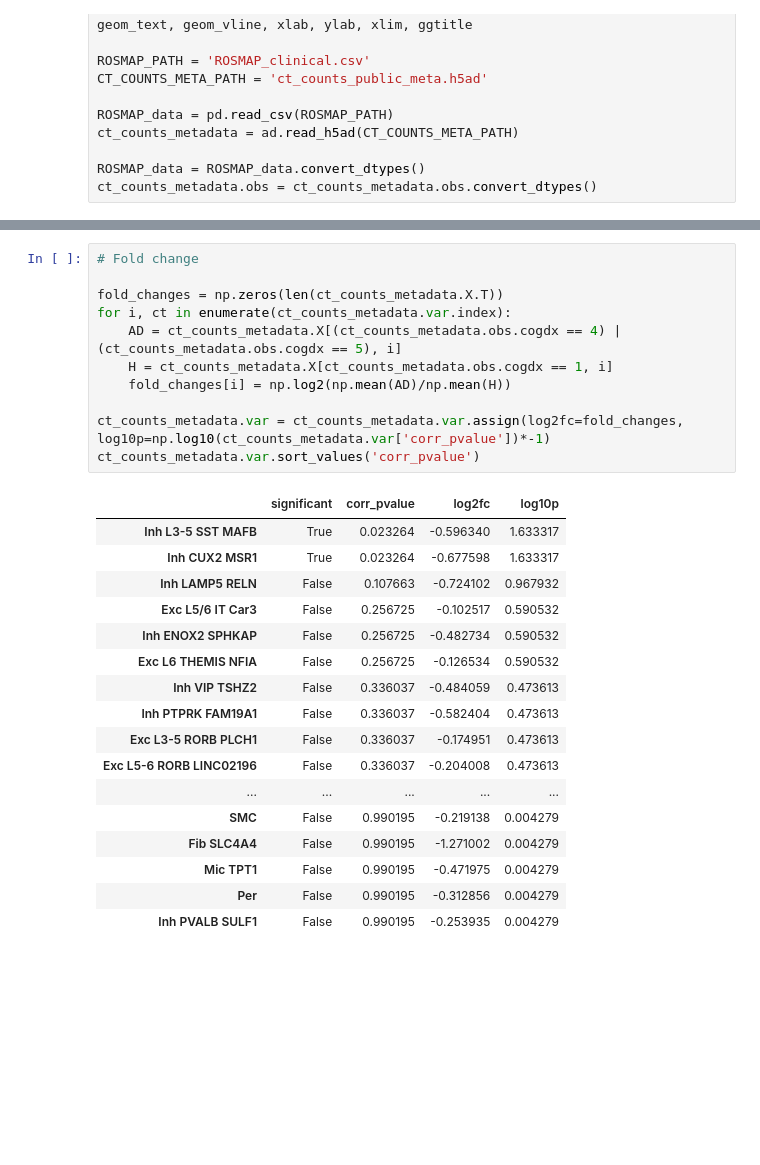
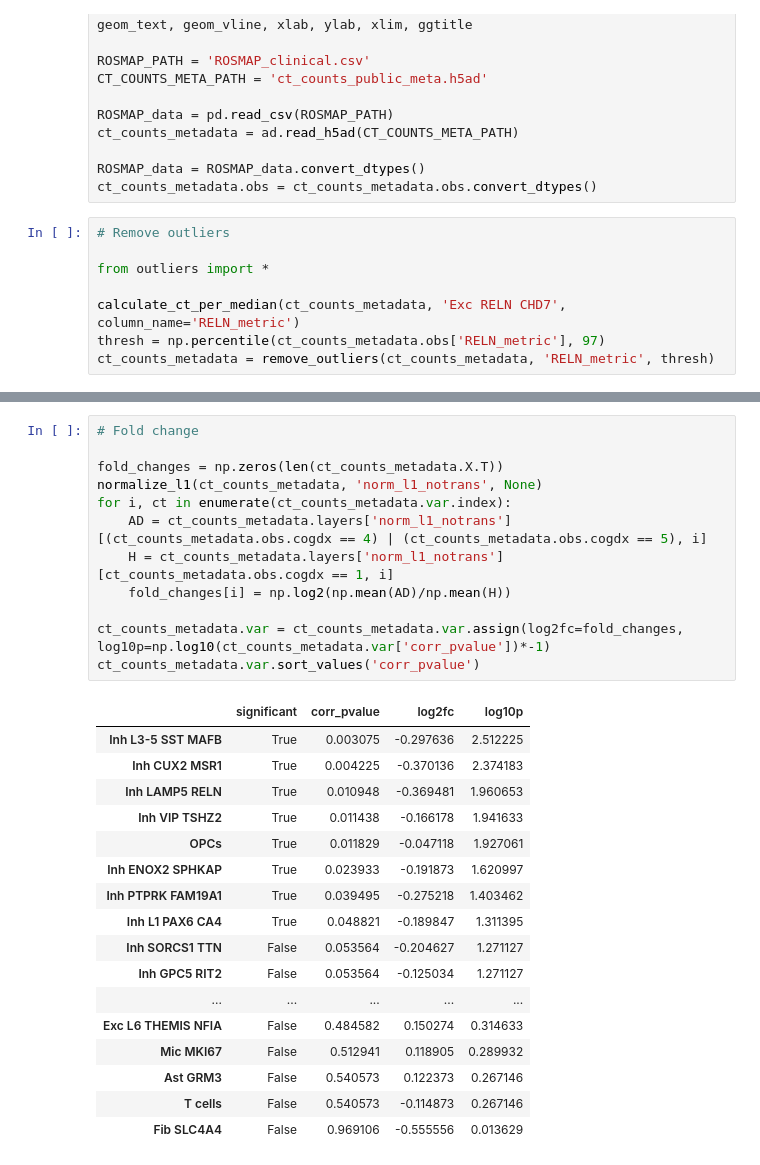
Before and after one commit to LuminousCodeGH/bsc-thesis-scripts, a Jupyter notebook: test_regression.ipynb, the cells around one changed output, grey strips where cells are left out. Drawn from its saved outputs; the diff is of its cells as text; blank space fills up the shorter version.

```diff
--- a/test_regression.ipynb
+++ b/test_regression.ipynb
@@ -16,4 +16,12 @@ ct_counts_metadata = ad.read_h5ad(CT_COUNTS_META_PATH)
 
 ROSMAP_data = ROSMAP_data.convert_dtypes()
 ct_counts_metadata.obs = ct_counts_metadata.obs.convert_dtypes()
+# %%
+# Remove outliers
+
+from outliers import *
+
+calculate_ct_per_median(ct_counts_metadata, 'Exc RELN CHD7', column_name='RELN_metric')
+thresh = np.percentile(ct_counts_metadata.obs['RELN_metric'], 97)
+ct_counts_metadata = remove_outliers(ct_counts_metadata, 'RELN_metric', thresh)
 # %%
@@ -158,32 +166,33 @@ plot
 # %%
 # Fold change
 
 fold_changes = np.zeros(len(ct_counts_metadata.X.T))
+normalize_l1(ct_counts_metadata, 'norm_l1_notrans', None)
 for i, ct in enumerate(ct_counts_metadata.var.index):
-    AD = ct_counts_metadata.X[(ct_counts_metadata.obs.cogdx == 4) | (ct_counts_metadata.obs.cogdx == 5), i]
-    H = ct_counts_metadata.X[ct_counts_metadata.obs.cogdx == 1, i]
+    AD = ct_counts_metadata.layers['norm_l1_notrans'][(ct_counts_metadata.obs.cogdx == 4) | (ct_counts_metadata.obs.cogdx == 5), i]
+    H = ct_counts_metadata.layers['norm_l1_notrans'][ct_counts_metadata.obs.cogdx == 1, i]
     fold_changes[i] = np.log2(np.mean(AD)/np.mean(H))
 
 ct_counts_metadata.var = ct_counts_metadata.var.assign(log2fc=fold_changes, log10p=np.log10(ct_counts_metadata.var['corr_pvalue'])*-1)
 ct_counts_metadata.var.sort_values('corr_pvalue')
 # %% [output]
 |  | significant | corr_pvalue | log2fc | log10p |
-| Inh L3-5 SST MAFB | True | 0.023264 | -0.596340 | 1.633317 |
-| Inh CUX2 MSR1 | True | 0.023264 | -0.677598 | 1.633317 |
-| Inh LAMP5 RELN | False | 0.107663 | -0.724102 | 0.967932 |
-| Exc L5/6 IT Car3 | False | 0.256725 | -0.102517 | 0.590532 |
-| Inh ENOX2 SPHKAP | False | 0.256725 | -0.482734 | 0.590532 |
-| Exc L6 THEMIS NFIA | False | 0.256725 | -0.126534 | 0.590532 |
-| Inh VIP TSHZ2 | False | 0.336037 | -0.484059 | 0.473613 |
-| Inh PTPRK FAM19A1 | False | 0.336037 | -0.582404 | 0.473613 |
-| Exc L3-5 RORB PLCH1 | False | 0.336037 | -0.174951 | 0.473613 |
-| Exc L5-6 RORB LINC02196 | False | 0.336037 | -0.204008 | 0.473613 |
+| Inh L3-5 SST MAFB | True | 0.003075 | -0.297636 | 2.512225 |
+| Inh CUX2 MSR1 | True | 0.004225 | -0.370136 | 2.374183 |
+| Inh LAMP5 RELN | True | 0.010948 | -0.369481 | 1.960653 |
+| Inh VIP TSHZ2 | True | 0.011438 | -0.166178 | 1.941633 |
+| OPCs | True | 0.011829 | -0.047118 | 1.927061 |
+| Inh ENOX2 SPHKAP | True | 0.023933 | -0.191873 | 1.620997 |
+| Inh PTPRK FAM19A1 | True | 0.039495 | -0.275218 | 1.403462 |
+| Inh L1 PAX6 CA4 | True | 0.048821 | -0.189847 | 1.311395 |
+| Inh SORCS1 TTN | False | 0.053564 | -0.204627 | 1.271127 |
+| Inh GPC5 RIT2 | False | 0.053564 | -0.125034 | 1.271127 |
 | ... | ... | ... | ... | ... |
-| SMC | False | 0.990195 | -0.219138 | 0.004279 |
-| Fib SLC4A4 | False | 0.990195 | -1.271002 | 0.004279 |
-| Mic TPT1 | False | 0.990195 | -0.471975 | 0.004279 |
-| Per | False | 0.990195 | -0.312856 | 0.004279 |
-| Inh PVALB SULF1 | False | 0.990195 | -0.253935 | 0.004279 |
+| Exc L6 THEMIS NFIA | False | 0.484582 | 0.150274 | 0.314633 |
+| Mic MKI67 | False | 0.512941 | 0.118905 | 0.289932 |
+| Ast GRM3 | False | 0.540573 | 0.122373 | 0.267146 |
+| T cells | False | 0.540573 | -0.114873 | 0.267146 |
+| Fib SLC4A4 | False | 0.969106 | -0.555556 | 0.013629 |
 # %%
 alpha=0.05
 ct_counts_metadata.var = ct_counts_metadata.var.reset_index()
```
Also changed, not shown: parts of 7 cells of this notebook, 1 other file.
